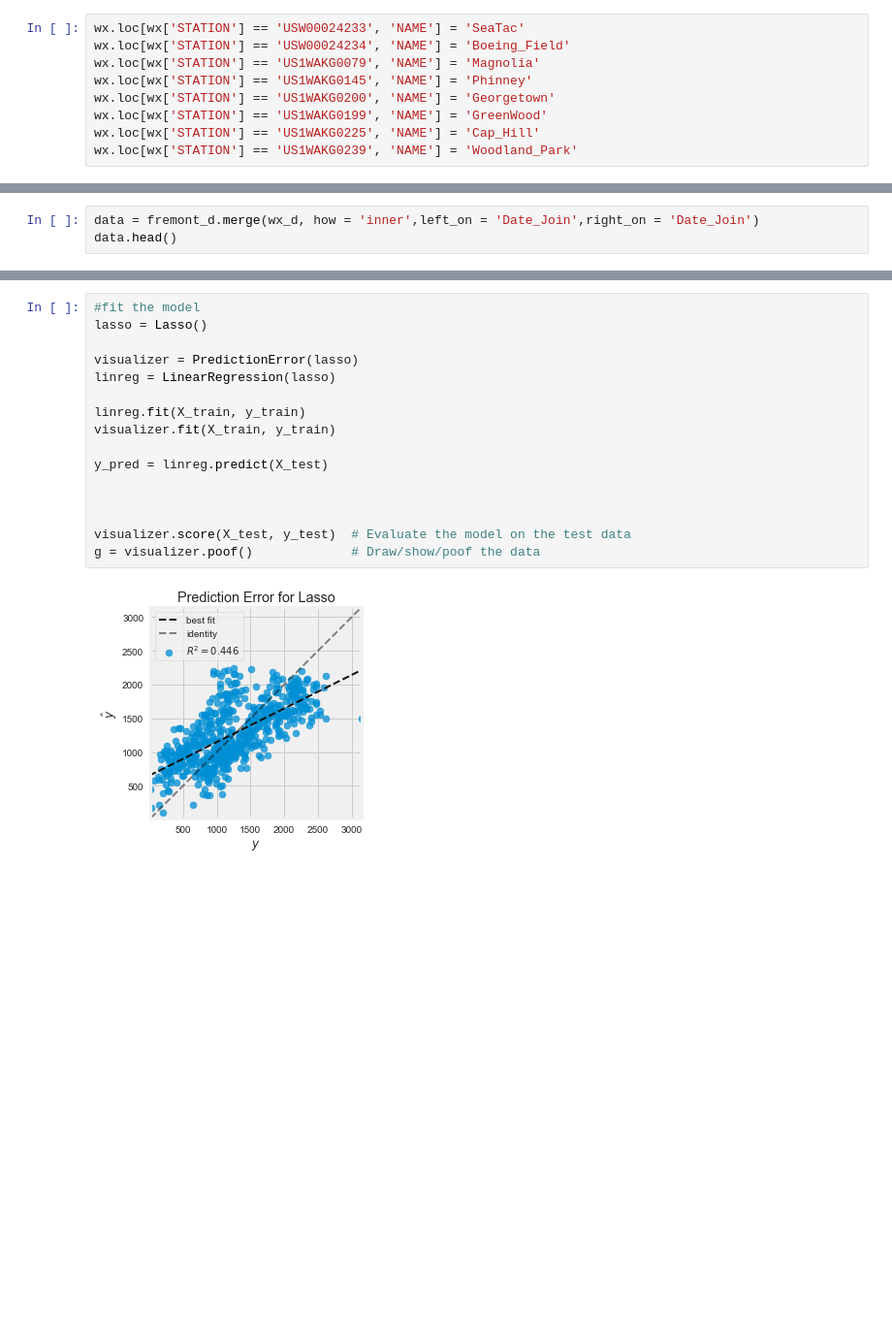
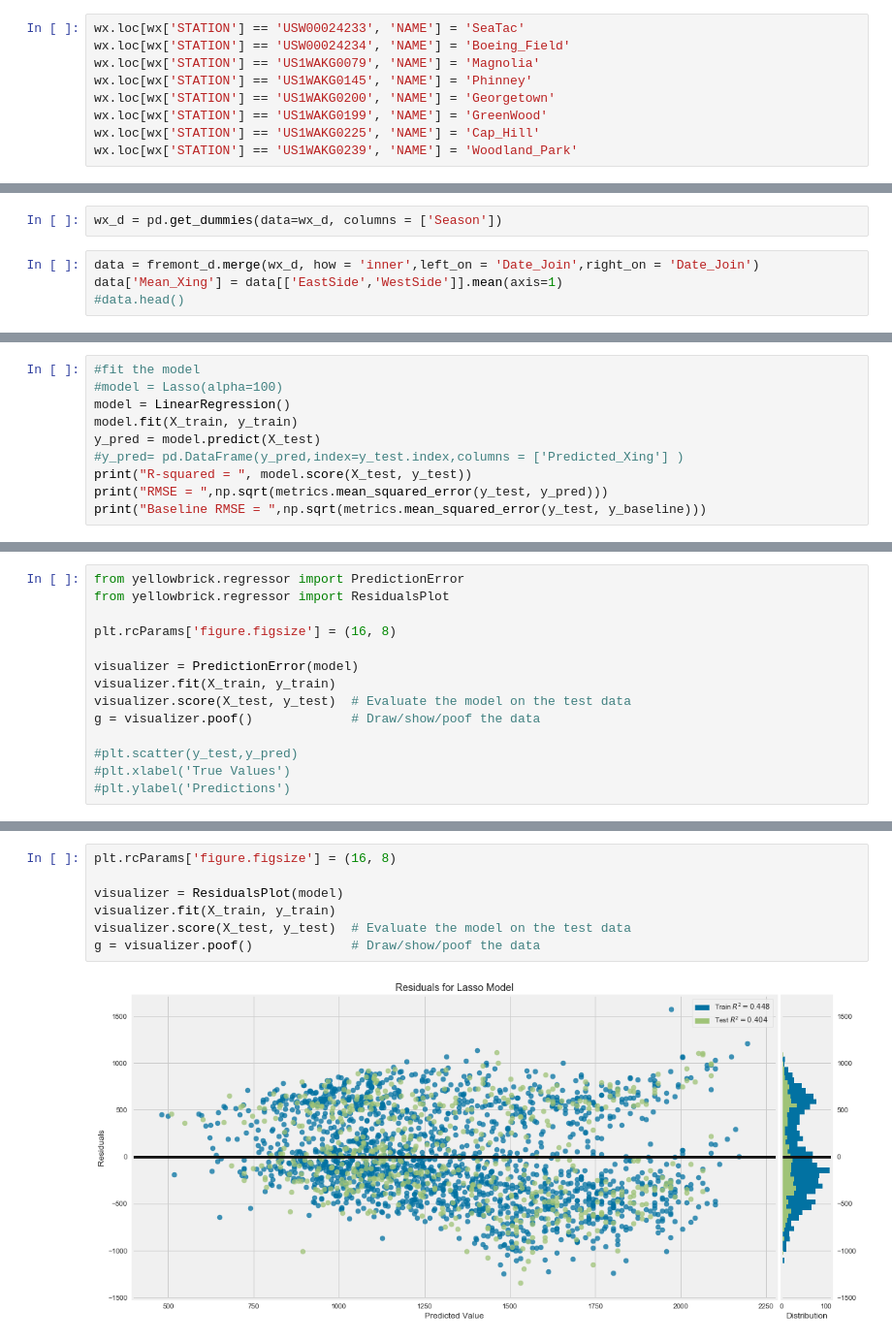
Before and after one commit to codyRing/Data_Science_Captstone, a Jupyter notebook: Fremont_Simple_Linear.ipynb, the cells around one changed output, grey strips where cells are left out. Shown at 97% size. Saved outputs shown, nothing was run; the diff lists cells and outputs as text; blank space fills up the shorter version.

Commit message:
Open_WX is the closet to final so far. Have taken bits from the other models

```diff
--- a/Fremont_Simple_Linear.ipynb
+++ b/Fremont_Simple_Linear.ipynb
@@ -55,3 +107,6 @@ wx_d = wx_d.tz_localize(pac,ambiguous = True, nonexistent = 'shift_forward')
+# %%
+wx_d = pd.get_dummies(data=wx_d, columns = ['Season'])
 # %%
 data = fremont_d.merge(wx_d, how = 'inner',left_on = 'Date_Join',right_on = 'Date_Join')
-data.head()
+data['Mean_Xing'] = data[['EastSide','WestSide']].mean(axis=1)
+#data.head()
@@ -70,0 +207,10 @@ X_train, X_test, y_train, y_test = train_test_split(X, y,random_state= 23)
+# %%
+#fit the model
+#model = Lasso(alpha=100)
+model = LinearRegression()
+model.fit(X_train, y_train)
+y_pred = model.predict(X_test)
+#y_pred= pd.DataFrame(y_pred,index=y_test.index,columns = ['Predicted_Xing'] )
+print("R-squared = ", model.score(X_test, y_test))
+print("RMSE = ",np.sqrt(metrics.mean_squared_error(y_test, y_pred)))
+print("Baseline RMSE = ",np.sqrt(metrics.mean_squared_error(y_test, y_baseline)))
@@ -70,0 +221,14 @@ X_train, X_test, y_train, y_test = train_test_split(X, y,random_state= 23)
+# %%
+from yellowbrick.regressor import PredictionError
+from yellowbrick.regressor import ResidualsPlot
+
+plt.rcParams['figure.figsize'] = (16, 8)
+
+visualizer = PredictionError(model)
+visualizer.fit(X_train, y_train)
+visualizer.score(X_test, y_test)  # Evaluate the model on the test data
+g = visualizer.poof()             # Draw/show/poof the data
+
+#plt.scatter(y_test,y_pred)
+#plt.xlabel('True Values')
+#plt.ylabel('Predictions')
@@ -71,21 +237,12 @@ X_train, X_test, y_train, y_test = train_test_split(X, y,random_state= 23)
 # %%
-#fit the model
-lasso = Lasso()
+plt.rcParams['figure.figsize'] = (16, 8)
 
-visualizer = PredictionError(lasso)
-linreg = LinearRegression(lasso)
-
-linreg.fit(X_train, y_train)
+visualizer = ResidualsPlot(model)
 visualizer.fit(X_train, y_train)
-
-y_pred = linreg.predict(X_test)
-
-
-
 visualizer.score(X_test, y_test)  # Evaluate the model on the test data
 g = visualizer.poof()             # Draw/show/poof the data
 # %% [output]
-[figure, old version]
+[figure, new version]
 # %%
 
 for idx, col_name in enumerate(X_train.columns):
```
Also changed, not shown: parts of 22 cells of this notebook, 2 other files.
